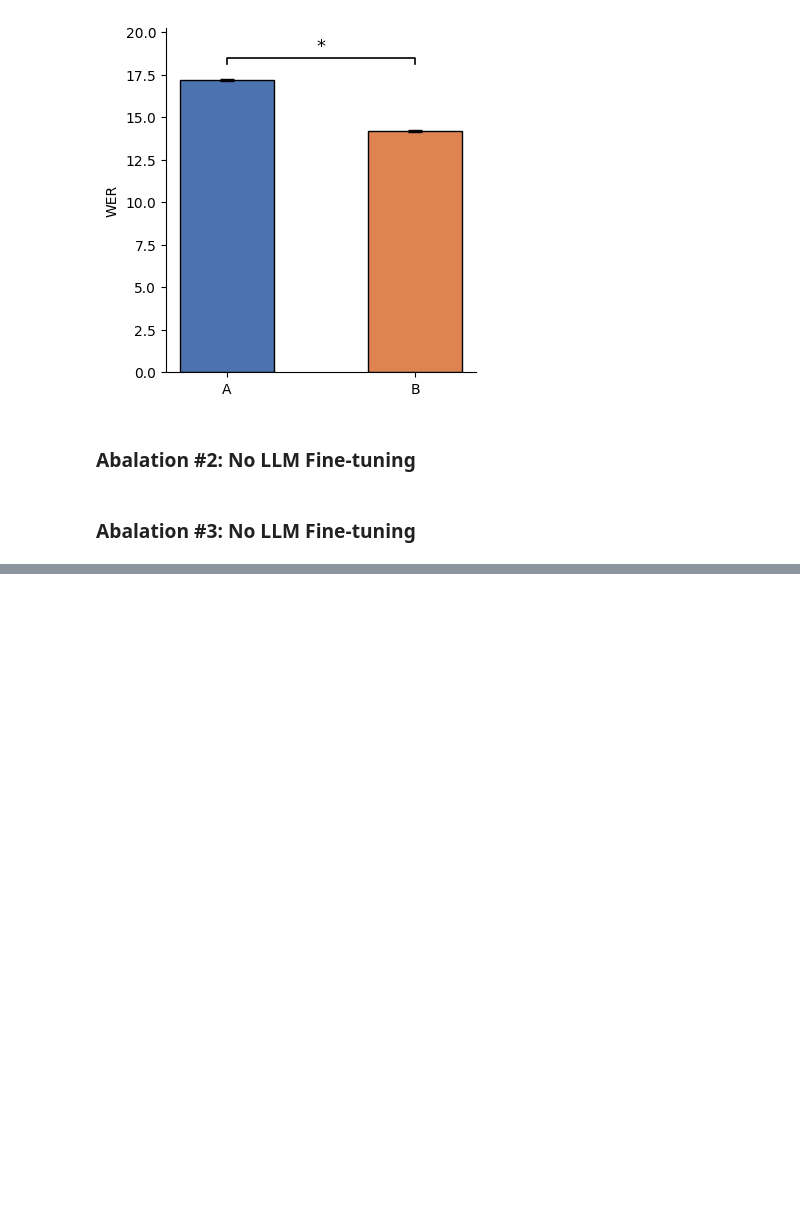
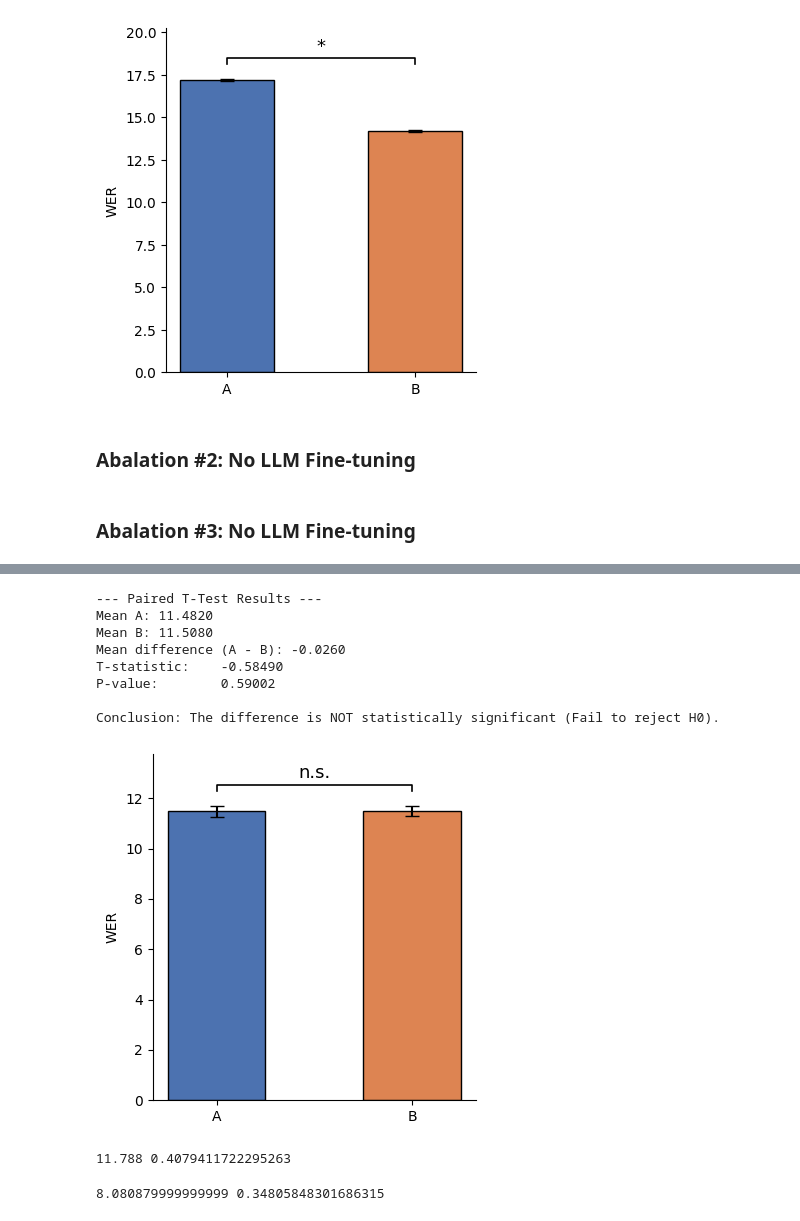
Before and after one commit to ebrahimfeghhi/brainaudio, a Jupyter notebook: figure_data/b2t_24_results/stats_testing.ipynb, the cells around one changed output, grey strips where cells are left out. Drawn from its saved outputs; the diff is of its cells as text; code cells hidden in the pictures; blank space fills up the shorter version.

```diff
--- a/figure_data/b2t_24_results/stats_testing.ipynb
+++ b/figure_data/b2t_24_results/stats_testing.ipynb
@@ -74,0 +91,22 @@ t, p =paired_t_test(no_phoneme_variants, val_scores)
+# %%
+t,p = paired_t_test(demichunked_1, demichunked_10)
+# %% [output]
+--- Paired T-Test Results ---
+Mean A: 11.4820
+Mean B: 11.5080
+Mean difference (A - B): -0.0260
+T-statistic:    -0.58490
+P-value:        0.59002
+
+Conclusion: The difference is NOT statistically significant (Fail to reject H0).
+[figure, added]
+# %%
+unidirectional = np.load('saved_data/transformer_unidirectional.npy')
+print(np.mean(unidirectional), np.std(unidirectional))
+# %% [output]
+11.788 0.4079411722295263
+# %%
+unidirectional_test = np.load('saved_data/transformer_unidirectional_7.5_test.npy')
+print(np.mean(unidirectional_test), np.std(unidirectional_test))
+# %% [output]
+8.080879999999999 0.34805848301686315
```
Also changed, not shown: parts of 1 cell of this notebook, 10 other files.
